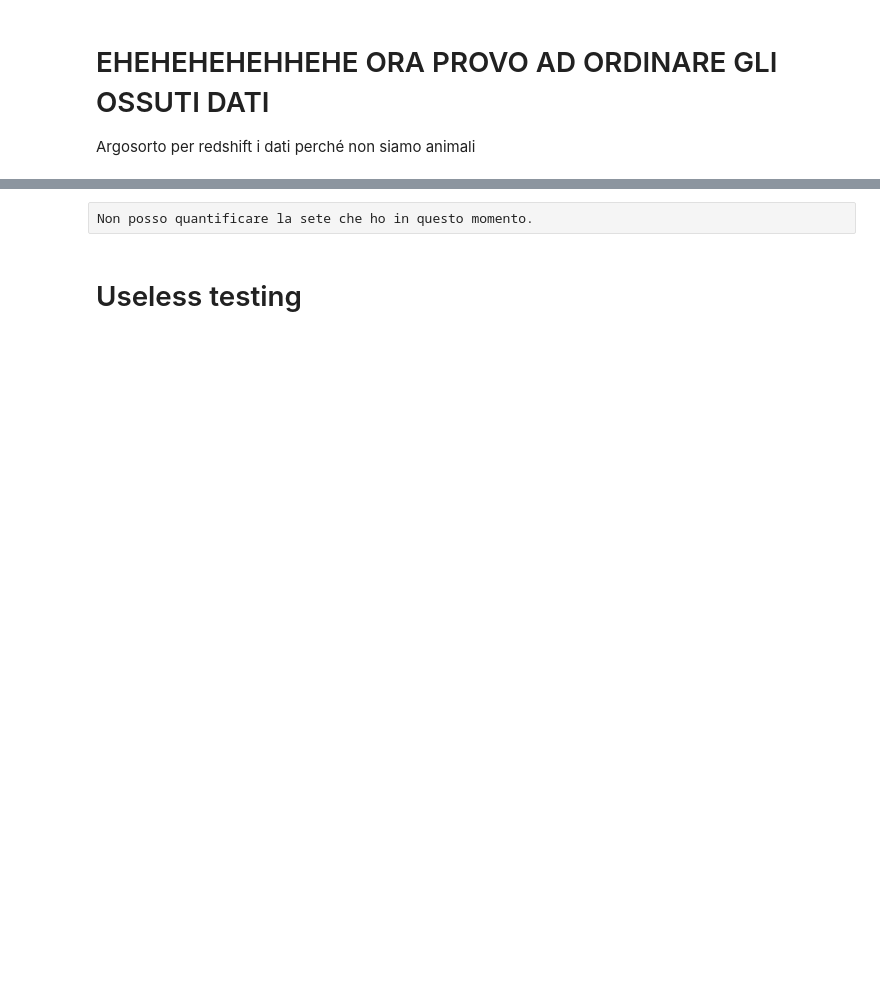
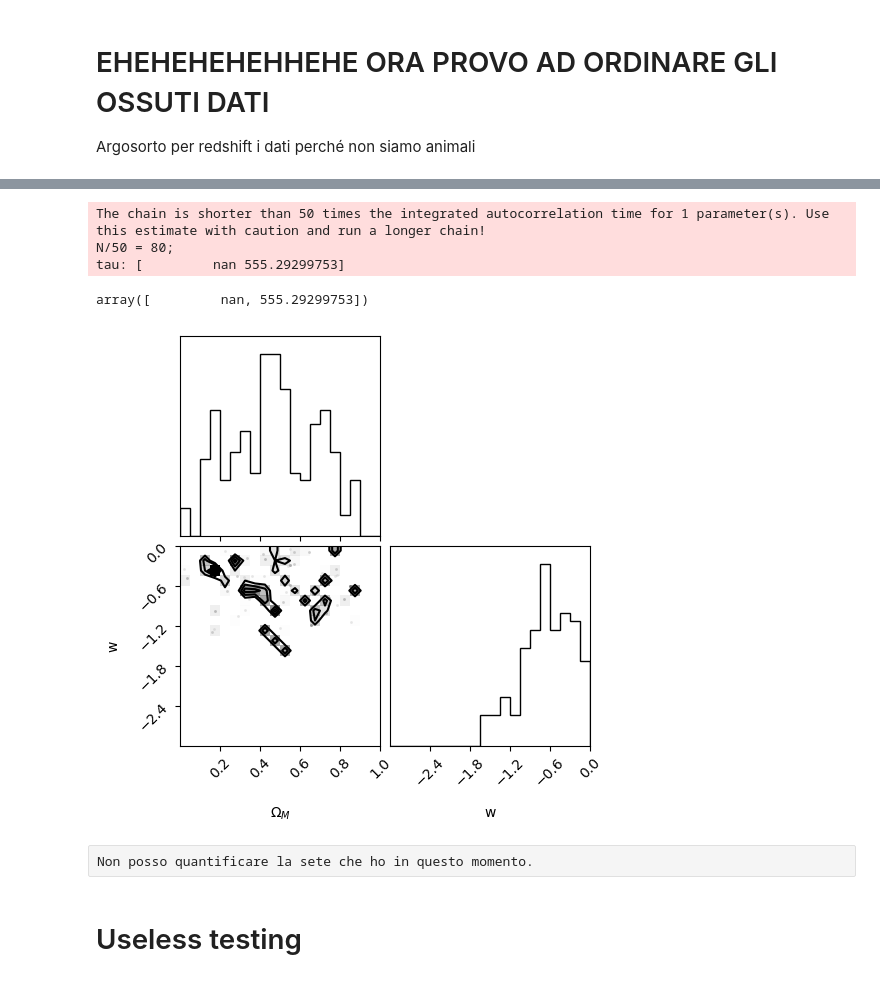
Before and after one commit to margherita-lera/SMC-ABC-for-Supernovae-Ia, a Jupyter notebook: nre_ifi.ipynb, the cells around one changed output, grey strips where cells are left out. Drawn from its saved outputs; the diff is of its cells as text; code cells hidden in the pictures; blank space fills up the shorter version.

```diff
--- a/nre_ifi.ipynb
+++ b/nre_ifi.ipynb
@@ -449,59 +400,29 @@ nre = NeuralRatioEstimator.load_from_checkpoint('nreTestLogs/Order/version_2/che
 nre.eval()
 # %%
-# f it, I will copy paste to tune stuff
-# sampler = giot.test_test_data(theta_mean, theta_std, mu_mean, mu_std, zhd_mean, zhd_std, nre)
-
-def log_prior(thetas):
-    if 0 < thetas[0] < 1 and -3 < thetas[1] < 0: return 0
-    else: return -np.inf
-
-
-def log_like(theta, mu, z, theta_mean, theta_std, mu_mean, mu_std, z_mean, z_std, nre):
-    thetaTest = torch.tensor((theta - theta_mean) / theta_std).float()
-    muTest = torch.tensor((mu - mu_mean) / mu_std).float()
-    zTest = torch.tensor((z - z_mean) / z_std).float()
-    xTest = torch.concatenate([muTest, zTest])
-    with torch.no_grad():
-        nre.eval()
-        return nre.classifier(torch.cat([xTest, thetaTest], dim=-1))
-
-def log_post(theta, mu, z, theta_mean, theta_std, mu_mean, mu_std, z_mean, z_std, nre):
-    lp = log_prior(theta)
-    if not np.isfinite(lp): return -np.inf
-    # If I have more than 73 data -> I use the posterior of following 73 points as new likelihood and precedent becomes new prior. Which is equal to the sum below.
-    its = len(mu) // 73  # 73 or whatever input dim of nre-nn
-    new_mu = np.empty(73)
-    new_z = np.empty(73)
-    idxes = np.arange(len(mu))
-    lk = 0
-    for i in range(its):
-        new_idxes = rng.choice(len(idxes), 73, replace=False, shuffle=False)
-        new_mu = mu[new_idxes].copy()
-        new_z = z[new_idxes].copy()
-        sorting = np.argsort(new_mu)
-        new_mu = new_mu[sorting]
-        new_z = new_z[sorting]
-        idxes = np.delete(idxes, new_idxes)  # Could also use indexing
-        lk += log_like(theta, new_mu, new_z, theta_mean, theta_std, mu_mean, mu_std, z_mean, z_std, nre)
-    return lp + lk
-    # else: return lp + log_like(theta, mu, z, theta_mean, theta_std, mu_mean, mu_std, z_mean, z_std, nre)  # original with no iteration
-
 muReal, zReal = f.extract_mu_zhd_from_file('/home/ubuntu/SNANA/salt2mus/realdata/SALT2mu_realdata.FITRES')
-# muReal, zReal = muReal[:73], zReal[:73]
 # idxReal = np.argsort(zReal)
 # zReal = zReal[idxReal]
 # muReal = muReal[idxReal]
 
 ndim, nwalkers = 2, 32
-samplerOrder = emcee.EnsembleSampler(nwalkers, ndim, log_post, args=(muReal, zReal, theta_mean, theta_std, mu_mean, mu_std, zhd_mean, zhd_std, nre,))  # Init
+samplerOrder = emcee.EnsembleSampler(nwalkers, ndim, nb.log_post, args=(muReal, zReal, theta_mean, theta_std, mu_mean, mu_std, zhd_mean, zhd_std, nre, True))  # Init
 
 # pos = rng.standard_normal((nwalkers, ndim))  # should be np.random.randn equivalent # starting theta position
 pos = rng.uniform((0, -3), (1, 0), size=(nwalkers, ndim))
 # pos = rng.uniform((-3, 0), (0, 1), size=(nwalkers, ndim))
 samplerOrder.run_mcmc(pos, 5000, progress=True)  # run
+# %%
+samplerOrder.get_autocorr_time(discard=1000, quiet=True)
+# %% [output]
+The chain is shorter than 50 times the integrated autocorrelation time for 1 parameter(s). Use this estimate with caution and run a longer chain!
+N/50 = 80;
+tau: [         nan 555.29299753]
+array([         nan, 555.29299753])
 # %%
-flat_samples = samplerOrder.get_chain(discard=500, thin=300, flat=True)  # get chain, look for what's flat
+flat_samples = samplerOrder.get_chain(discard=1000, thin=560, flat=True)  # get chain, look for what's flat
 corner.corner(flat_samples, range=[(0, 1), (-3,0)], labels=[r"$\Omega_M$", "w"])
 plt.show()
+# %% [output]
+[figure, added]
 # %% [raw]
 Non posso quantificare la sete che ho in questo momento.
```
Also changed, not shown: parts of 29 cells of this notebook, 6 other files.
